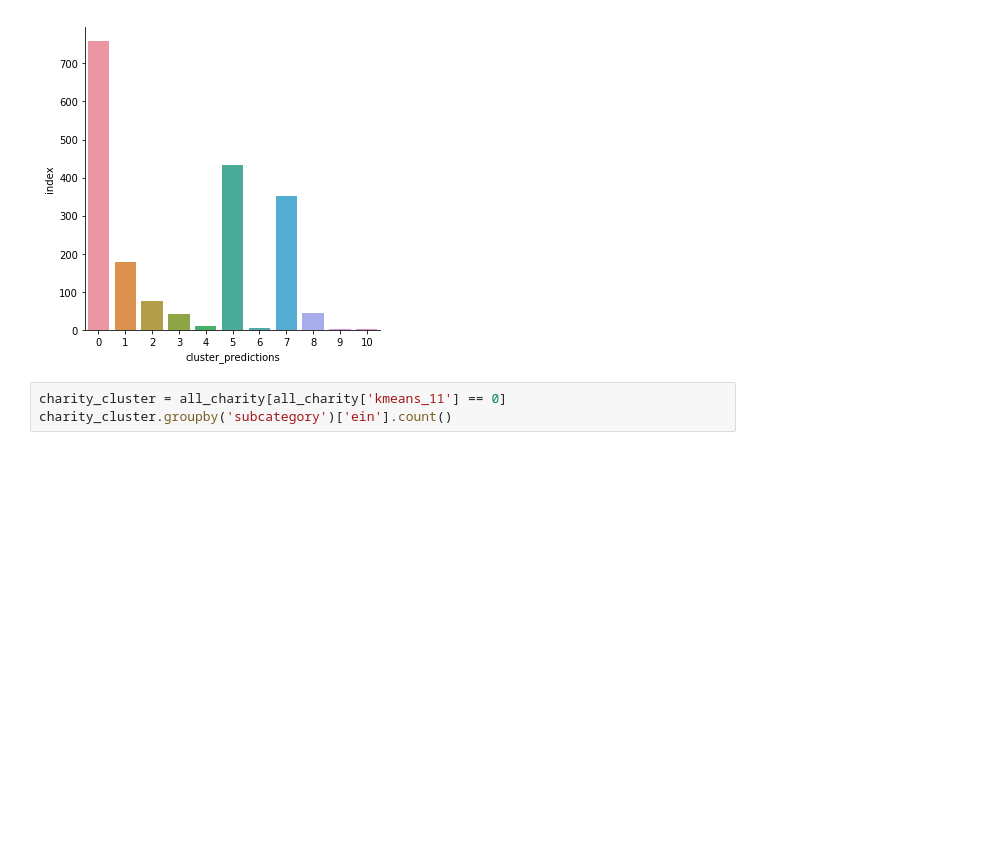
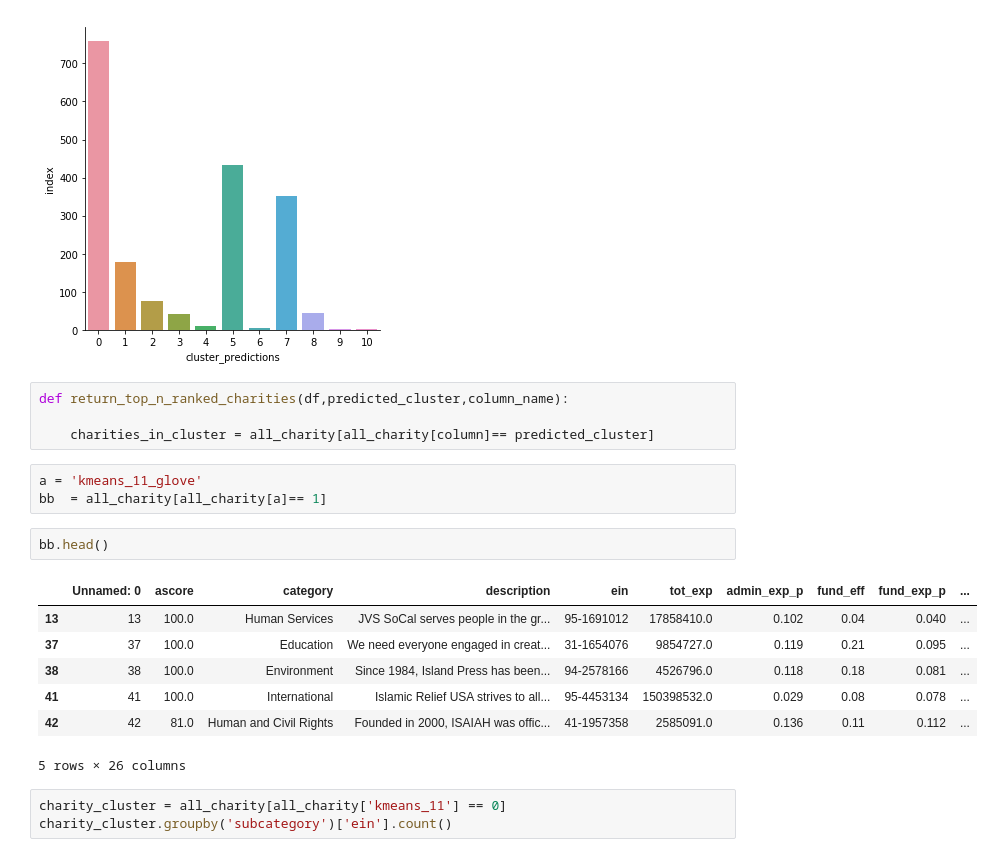
Before and after one commit to achanales/Giver, a Jupyter notebook: notebooks/4.1-Basic_Pipeline.ipynb, the cells around one changed output. Saved outputs shown, nothing was run; the diff lists cells and outputs as text; blank space fills up the shorter version.

```diff
--- a/notebooks/4.1-Basic_Pipeline.ipynb
+++ b/notebooks/4.1-Basic_Pipeline.ipynb
@@ -256,6 +262,23 @@ jewish_predict = process_predict_articles(jewish,model)
 plot_cluster_pred_dist(jewish_predict)
 # %% [output]
 [figure]
+# %%
+def return_top_n_ranked_charities(df,predicted_cluster,column_name):
+
+    charities_in_cluster = all_charity[all_charity[column]== predicted_cluster]
+# %%
+a = 'kmeans_11_glove'
+bb  = all_charity[all_charity[a]== 1]
+# %%
+bb.head()
+# %% [output]
+|  | Unnamed: 0 | ascore | category | description | ein | tot_exp | admin_exp_p | fund_eff | fund_exp_p | ... |
+| 13 | 13 | 100.0 | Human Services | JVS SoCal serves people in the gr... | 95-1691012 | 17858410.0 | 0.102 | 0.04 | 0.040 | ... |
+| 37 | 37 | 100.0 | Education | We need everyone engaged in creat... | 31-1654076 | 9854727.0 | 0.119 | 0.21 | 0.095 | ... |
+| 38 | 38 | 100.0 | Environment | Since 1984, Island Press has been... | 94-2578166 | 4526796.0 | 0.118 | 0.18 | 0.081 | ... |
+| 41 | 41 | 100.0 | International | Islamic Relief USA strives to all... | 95-4453134 | 150398532.0 | 0.029 | 0.08 | 0.078 | ... |
+| 42 | 42 | 81.0 | Human and Civil Rights | Founded in 2000, ISAIAH was offic... | 41-1957358 | 2585091.0 | 0.136 | 0.11 | 0.112 | ... |
+5 rows × 26 columns
 # %%
 charity_cluster = all_charity[all_charity['kmeans_11'] == 0]
 charity_cluster.groupby('subcategory')['ein'].count()
```
Also changed, not shown: parts of 16 cells of this notebook.
